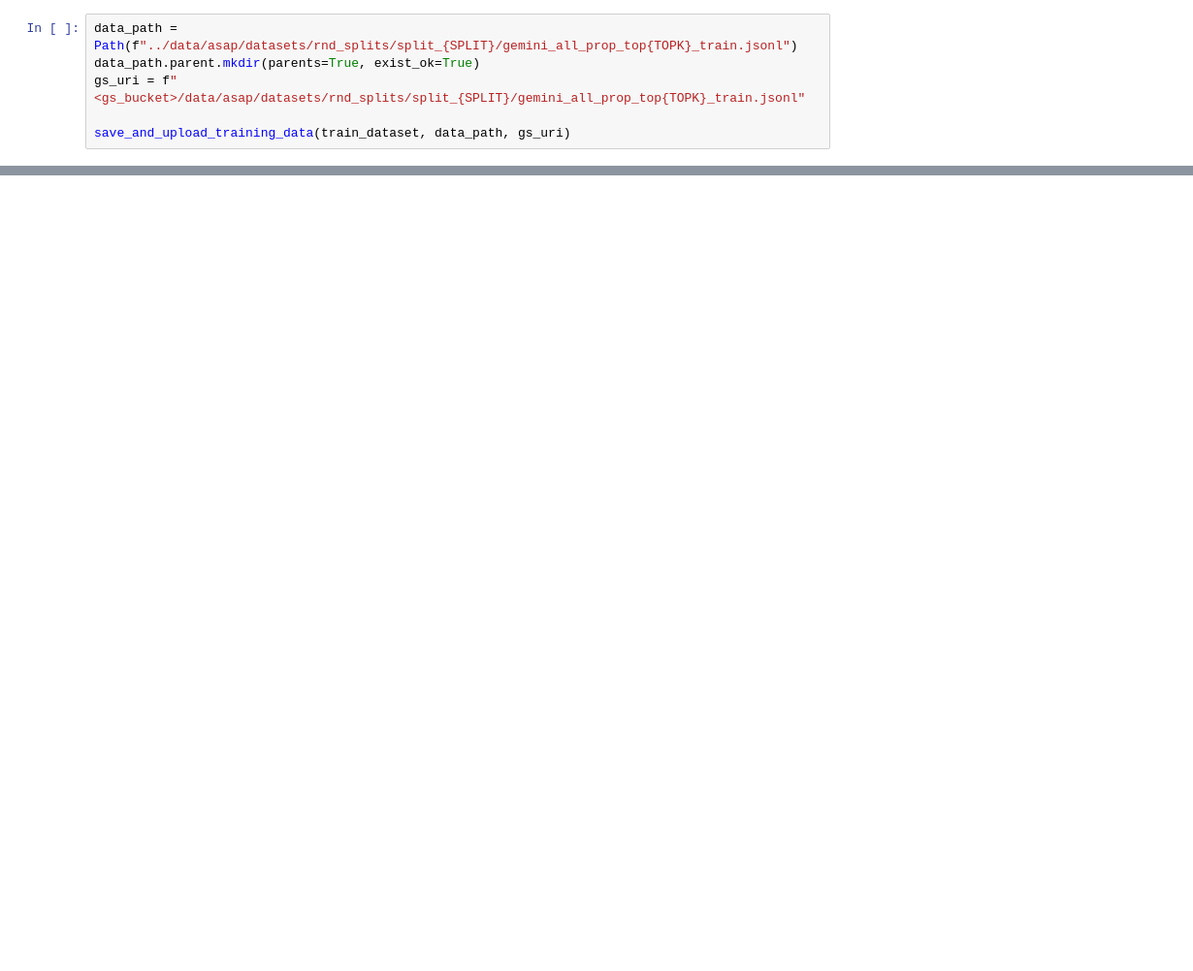
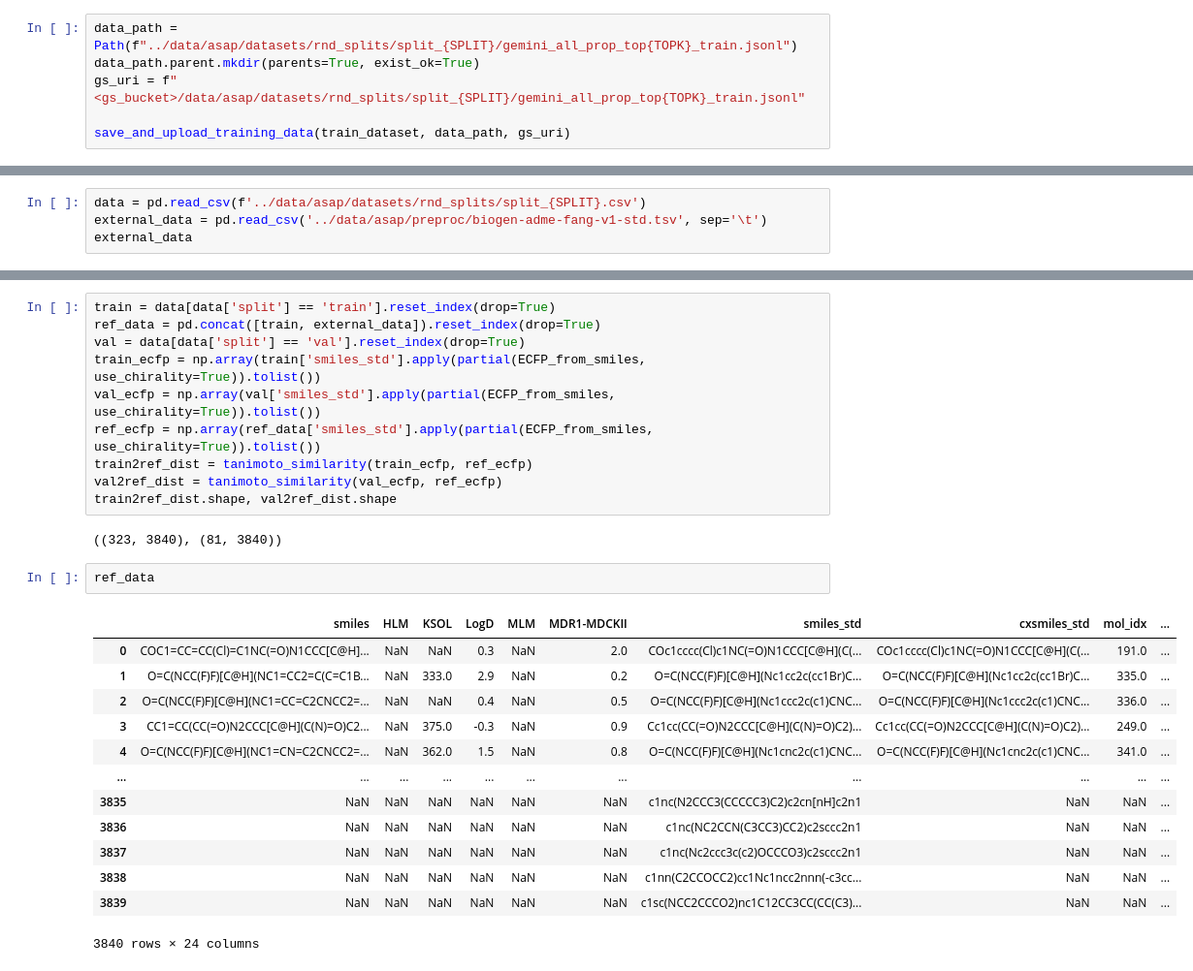
Before and after one commit to Alicegaz/AgenticADMET, a Jupyter notebook: notebooks/2.6_gemini_finetune.ipynb, the cells around one changed output, grey strips where cells are left out. Shown at 97% size. Saved outputs shown, nothing was run; the diff lists cells and outputs as text; blank space fills up the shorter version.

```diff
--- a/notebooks/2.6_gemini_finetune.ipynb
+++ b/notebooks/2.6_gemini_finetune.ipynb
@@ -1199,0 +1224,4 @@ print(json.dumps(metrics, indent=2))
+# %%
+data = pd.read_csv(f'../data/asap/datasets/rnd_splits/split_{SPLIT}.csv')
+external_data = pd.read_csv('../data/asap/preproc/biogen-adme-fang-v1-std.tsv', sep='\t')
+external_data
@@ -1199,0 +1242,28 @@ print(json.dumps(metrics, indent=2))
+# %%
+train = data[data['split'] == 'train'].reset_index(drop=True)
+ref_data = pd.concat([train, external_data]).reset_index(drop=True)
+val = data[data['split'] == 'val'].reset_index(drop=True)
+train_ecfp = np.array(train['smiles_std'].apply(partial(ECFP_from_smiles, use_chirality=True)).tolist())
+val_ecfp = np.array(val['smiles_std'].apply(partial(ECFP_from_smiles, use_chirality=True)).tolist())
+ref_ecfp = np.array(ref_data['smiles_std'].apply(partial(ECFP_from_smiles, use_chirality=True)).tolist())
+train2ref_dist = tanimoto_similarity(train_ecfp, ref_ecfp)
+val2ref_dist = tanimoto_similarity(val_ecfp, ref_ecfp)
+train2ref_dist.shape, val2ref_dist.shape
+# %% [output]
+((323, 3840), (81, 3840))
+# %%
+ref_data
+# %% [output]
+|  | smiles | HLM | KSOL | LogD | MLM | MDR1-MDCKII | smiles_std | cxsmiles_std | mol_idx | ... |
+| 0 | COC1=CC=CC(Cl)=C1NC(=O)N1CCC[C@H]... | NaN | NaN | 0.3 | NaN | 2.0 | COc1cccc(Cl)c1NC(=O)N1CCC[C@H](C(... | COc1cccc(Cl)c1NC(=O)N1CCC[C@H](C(... | 191.0 | ... |
+| 1 | O=C(NCC(F)F)[C@H](NC1=CC2=C(C=C1B... | NaN | 333.0 | 2.9 | NaN | 0.2 | O=C(NCC(F)F)[C@H](Nc1cc2c(cc1Br)C... | O=C(NCC(F)F)[C@H](Nc1cc2c(cc1Br)C... | 335.0 | ... |
+| 2 | O=C(NCC(F)F)[C@H](NC1=CC=C2CNCC2=... | NaN | NaN | 0.4 | NaN | 0.5 | O=C(NCC(F)F)[C@H](Nc1ccc2c(c1)CNC... | O=C(NCC(F)F)[C@H](Nc1ccc2c(c1)CNC... | 336.0 | ... |
+| 3 | CC1=CC(CC(=O)N2CCC[C@H](C(N)=O)C2... | NaN | 375.0 | -0.3 | NaN | 0.9 | Cc1cc(CC(=O)N2CCC[C@H](C(N)=O)C2)... | Cc1cc(CC(=O)N2CCC[C@H](C(N)=O)C2)... | 249.0 | ... |
+| 4 | O=C(NCC(F)F)[C@H](NC1=CN=C2CNCC2=... | NaN | 362.0 | 1.5 | NaN | 0.8 | O=C(NCC(F)F)[C@H](Nc1cnc2c(c1)CNC... | O=C(NCC(F)F)[C@H](Nc1cnc2c(c1)CNC... | 341.0 | ... |
+| ... | ... | ... | ... | ... | ... | ... | ... | ... | ... | ... |
+| 3835 | NaN | NaN | NaN | NaN | NaN | NaN | c1nc(N2CCC3(CCCCC3)C2)c2cn[nH]c2n1 | NaN | NaN | ... |
+| 3836 | NaN | NaN | NaN | NaN | NaN | NaN | c1nc(NC2CCN(C3CC3)CC2)c2sccc2n1 | NaN | NaN | ... |
+| 3837 | NaN | NaN | NaN | NaN | NaN | NaN | c1nc(Nc2ccc3c(c2)OCCCO3)c2sccc2n1 | NaN | NaN | ... |
+| 3838 | NaN | NaN | NaN | NaN | NaN | NaN | c1nn(C2CCOCC2)cc1Nc1ncc2nnn(-c3cc... | NaN | NaN | ... |
+| 3839 | NaN | NaN | NaN | NaN | NaN | NaN | c1sc(NCC2CCCO2)nc1C12CC3CC(CC(C3)... | NaN | NaN | ... |
+3840 rows × 24 columns
```
Also changed, not shown: parts of 213 cells of this notebook.
